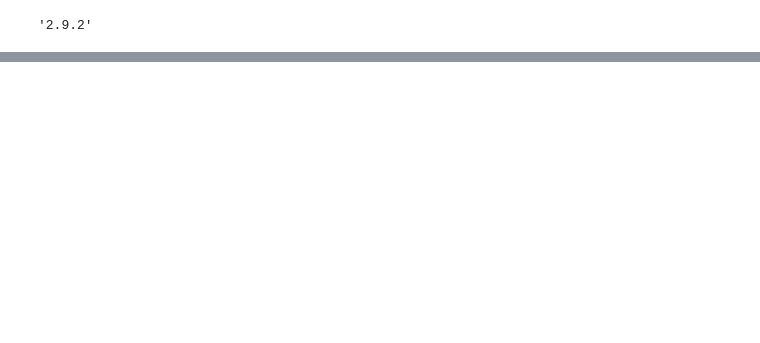
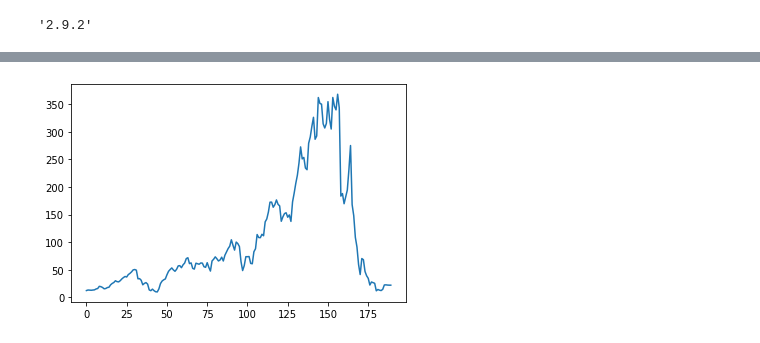
Before and after one commit to sameersat96/Yes-Bank-Stock-Closing_Price_Prediction, a Jupyter notebook: Yes_Bank_Prediction__LSTM_model.ipynb, the cells around one changed output, grey strips where cells are left out. Cells and saved outputs as stored; diff of their text form; code cells hidden in the pictures; blank space fills up the shorter version.

```diff
--- a/Yes_Bank_Prediction__LSTM_model.ipynb
+++ b/Yes_Bank_Prediction__LSTM_model.ipynb
@@ -323,0 +465,6 @@ test_predict=model.predict(X_test)
+# %%
+df3=scaler.inverse_transform(df3).tolist()
+# %%
+prediction_5_month=plt.plot(df3)
+# %% [output]
+[figure, added]
```
Also changed, not shown: parts of 25 cells of this notebook.
